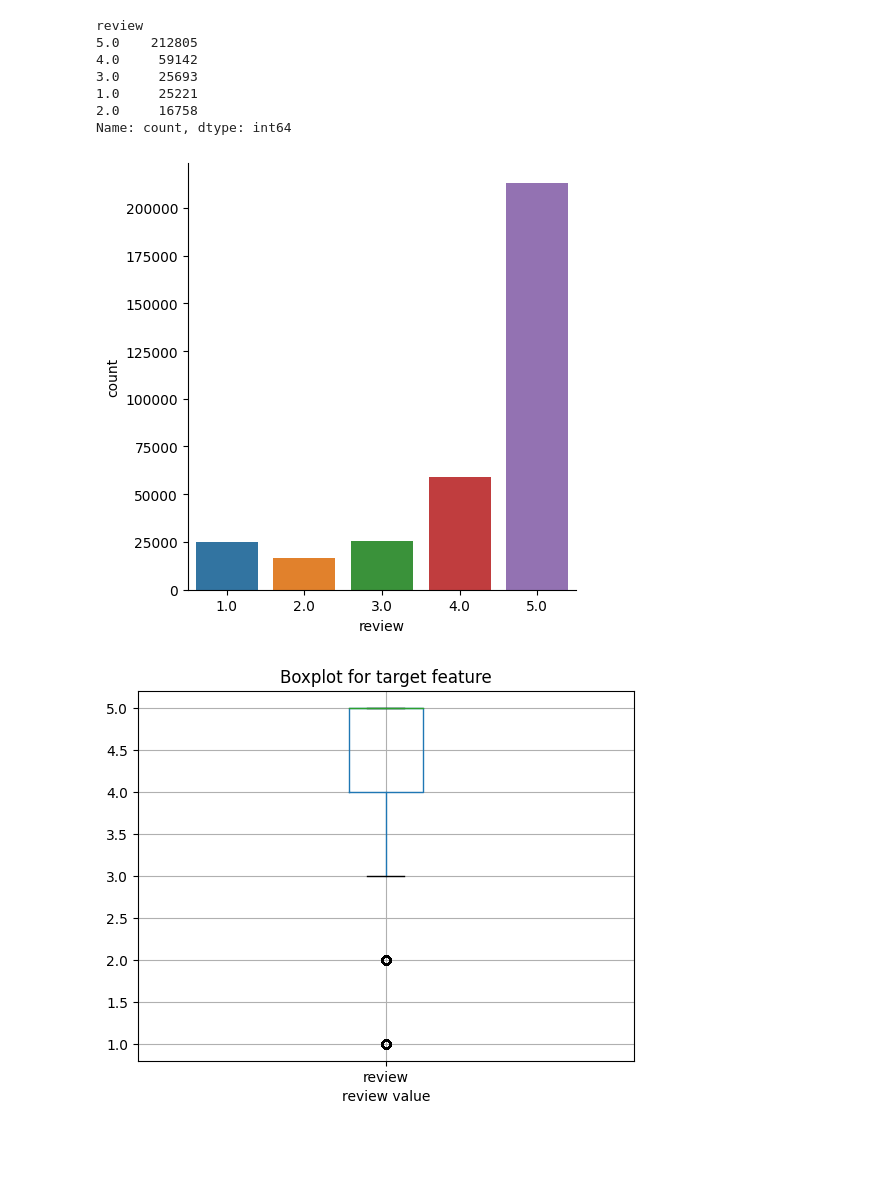
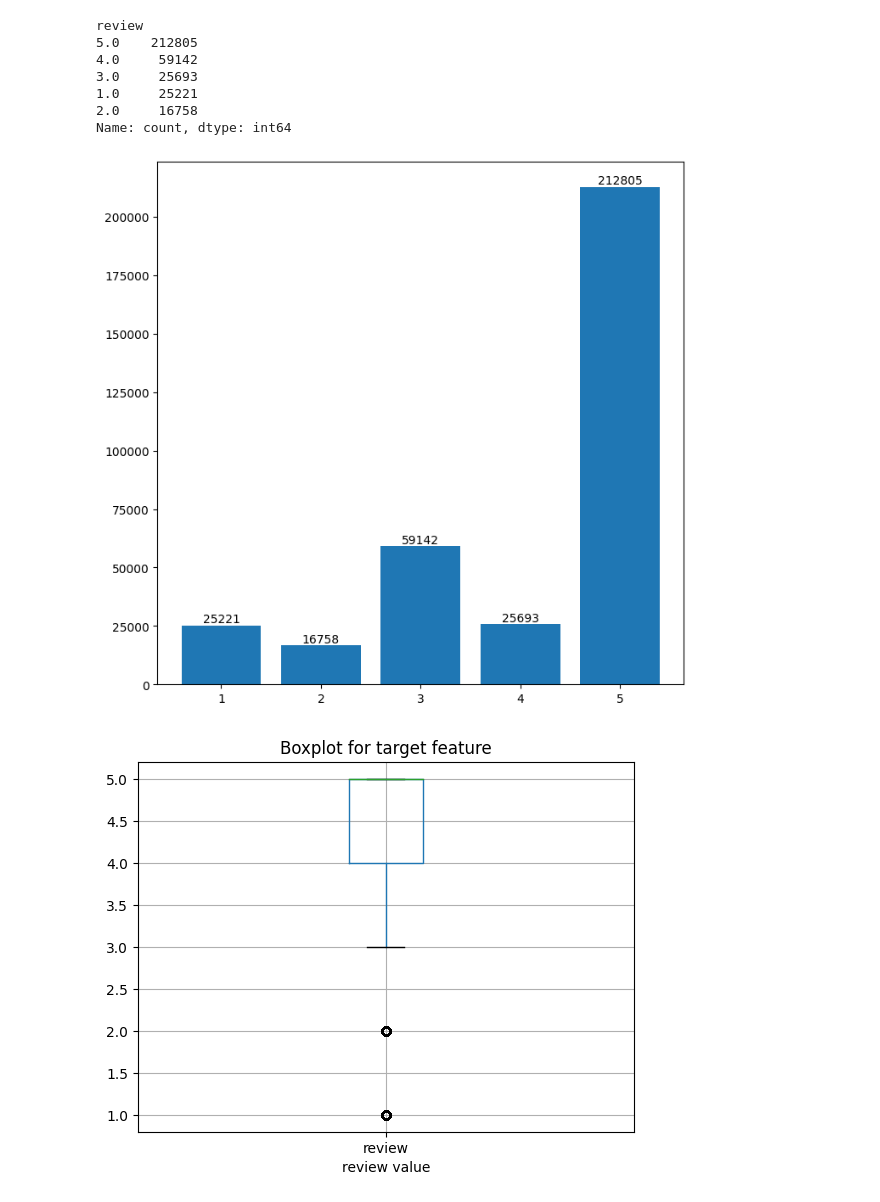
Before and after one commit to arnaldochm/final_project_nlp, a Jupyter notebook: notebooks/notebook_EDA.ipynb, the cells around one changed output. Cells and saved outputs as stored; diff of their text form; code cells hidden in the pictures; blank space fills up the shorter version.

```diff
--- a/notebooks/notebook_EDA.ipynb
+++ b/notebooks/notebook_EDA.ipynb
@@ -189,11 +189,13 @@ review
 1.0     25221
 2.0     16758
 Name: count, dtype: int64
-# %%
-sns.catplot(data=df_all_data, x='review', kind='count', )
-plt.show()
-# %% [output]
-[figure, removed]
+# %%
+fig, ax = plt.subplots(figsize=(8, 8))
+bars = ax.bar(df_all_data['review'].unique(), df_all_data['review'].value_counts())
+ax.bar_label(bars)
+plt.show()
+# %% [output]
+[figure, added]
 # %%
 #Create a box plot to check for outliers, median and quartiles
 df_all_data.boxplot(column='review')
```
Also changed, not shown: parts of 48 cells of this notebook.
